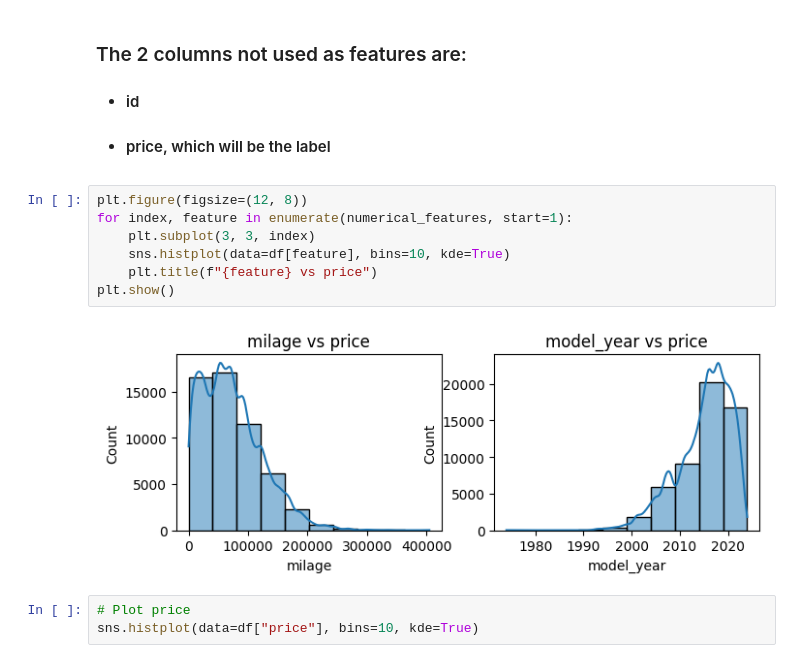
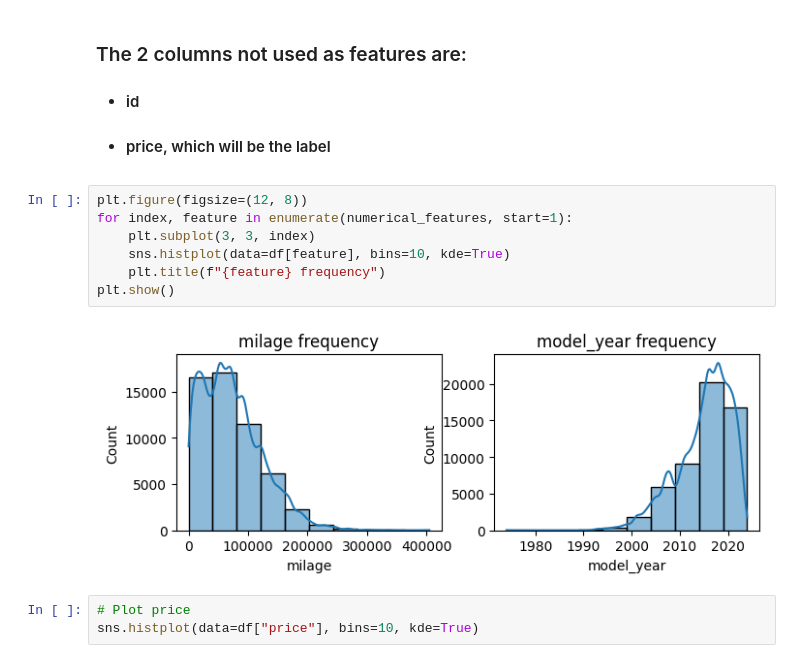
Before and after one commit to SiegfredLorelle/kagglex-car-price-prediction, a Jupyter notebook: kagglex-car-price.ipynb, the cells around one changed output. Saved outputs shown, nothing was run; the diff lists cells and outputs as text.

```diff
--- a/kagglex-car-price.ipynb
+++ b/kagglex-car-price.ipynb
@@ -192,12 +192,12 @@ Number of Numerical Features: 2
 # %%
 plt.figure(figsize=(12, 8))
 for index, feature in enumerate(numerical_features, start=1):
     plt.subplot(3, 3, index)
     sns.histplot(data=df[feature], bins=10, kde=True)
-    plt.title(f"{feature} vs price")
+    plt.title(f"{feature} frequency")
 plt.show()
 # %% [output]
-[figure, old version]
+[figure, new version]
 # %%
 # Plot price
 sns.histplot(data=df["price"], bins=10, kde=True)
```
Also changed, not shown: parts of 19 cells of this notebook.
